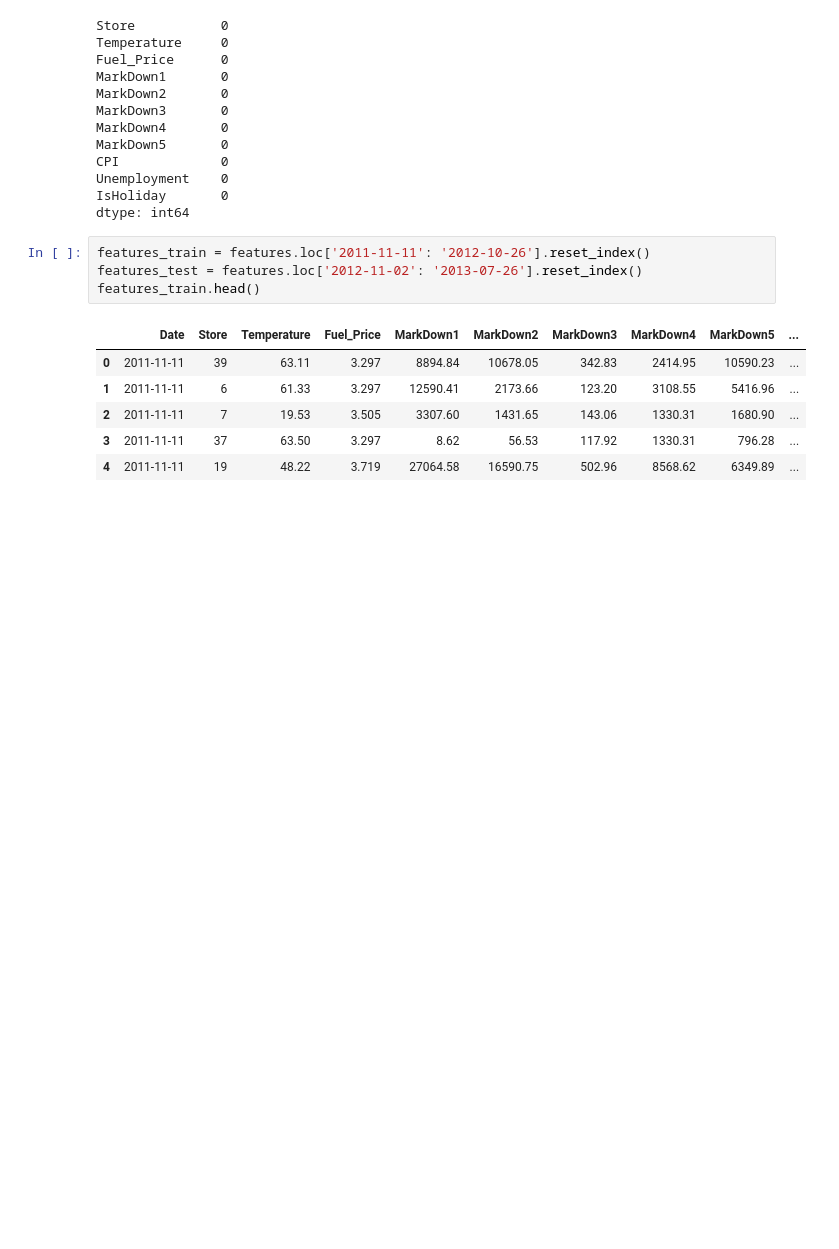
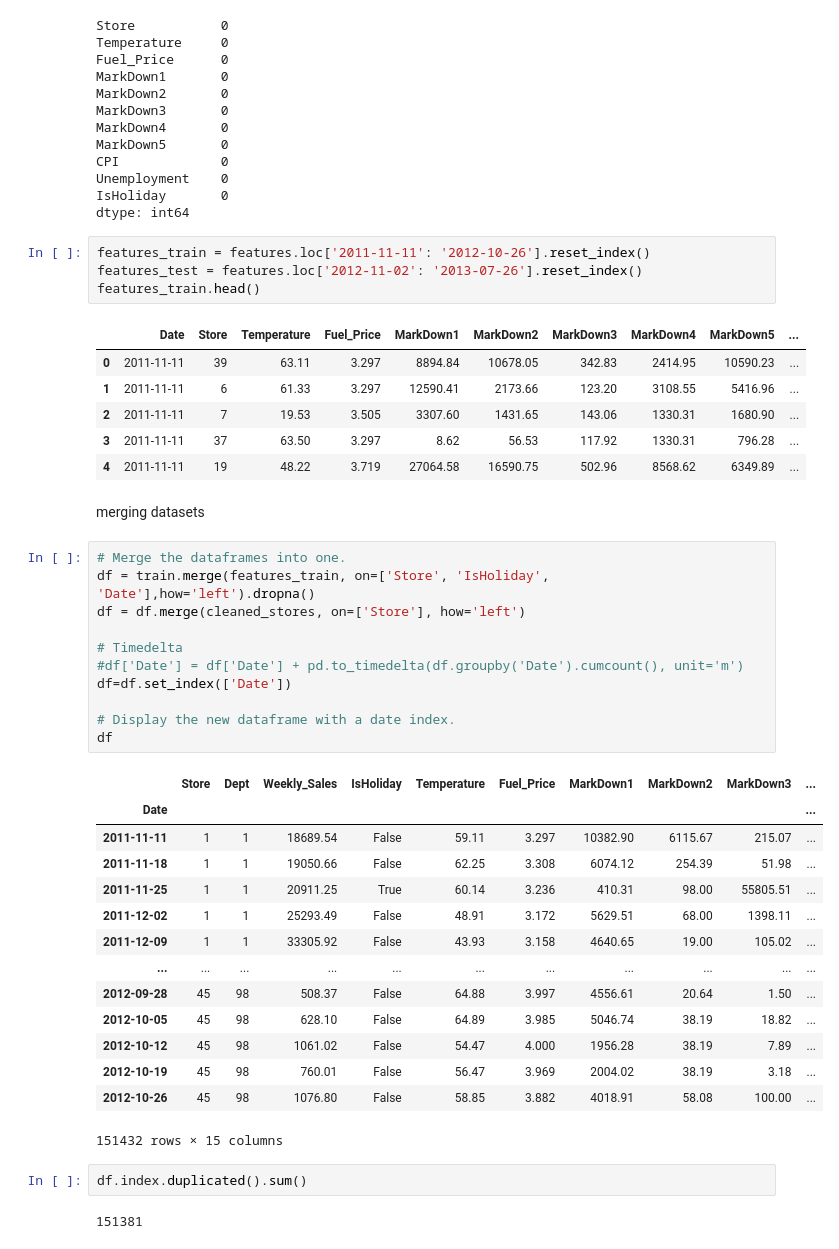
Before and after one commit to keithmmc/walmart-forecasting, a Jupyter notebook: walmart.ipynb, the cells around one changed output. Cells and saved outputs as stored; diff of their text form; blank space fills up the shorter version.

```diff
--- a/walmart.ipynb
+++ b/walmart.ipynb
@@ -371,3 +371,35 @@ features_train.head()
 | 2 | 2011-11-11 | 7 | 19.53 | 3.505 | 3307.60 | 1431.65 | 143.06 | 1330.31 | 1680.90 | ... |
 | 3 | 2011-11-11 | 37 | 63.50 | 3.297 | 8.62 | 56.53 | 117.92 | 1330.31 | 796.28 | ... |
 | 4 | 2011-11-11 | 19 | 48.22 | 3.719 | 27064.58 | 16590.75 | 502.96 | 8568.62 | 6349.89 | ... |
+# %% [markdown]
+merging datasets
+# %%
+# Merge the dataframes into one.
+df = train.merge(features_train, on=['Store', 'IsHoliday', 'Date'],how='left').dropna()
+df = df.merge(cleaned_stores, on=['Store'], how='left')
+
+# Timedelta
+#df['Date'] = df['Date'] + pd.to_timedelta(df.groupby('Date').cumcount(), unit='m')
+df=df.set_index(['Date'])
+
+# Display the new dataframe with a date index.
+df
+# %% [output]
+|  | Store | Dept | Weekly_Sales | IsHoliday | Temperature | Fuel_Price | MarkDown1 | MarkDown2 | MarkDown3 | ... |
+| Date |  |  |  |  |  |  |  |  |  | ... |
+| 2011-11-11 | 1 | 1 | 18689.54 | False | 59.11 | 3.297 | 10382.90 | 6115.67 | 215.07 | ... |
+| 2011-11-18 | 1 | 1 | 19050.66 | False | 62.25 | 3.308 | 6074.12 | 254.39 | 51.98 | ... |
+| 2011-11-25 | 1 | 1 | 20911.25 | True | 60.14 | 3.236 | 410.31 | 98.00 | 55805.51 | ... |
+| 2011-12-02 | 1 | 1 | 25293.49 | False | 48.91 | 3.172 | 5629.51 | 68.00 | 1398.11 | ... |
+| 2011-12-09 | 1 | 1 | 33305.92 | False | 43.93 | 3.158 | 4640.65 | 19.00 | 105.02 | ... |
+| ... | ... | ... | ... | ... | ... | ... | ... | ... | ... | ... |
+| 2012-09-28 | 45 | 98 | 508.37 | False | 64.88 | 3.997 | 4556.61 | 20.64 | 1.50 | ... |
+| 2012-10-05 | 45 | 98 | 628.10 | False | 64.89 | 3.985 | 5046.74 | 38.19 | 18.82 | ... |
+| 2012-10-12 | 45 | 98 | 1061.02 | False | 54.47 | 4.000 | 1956.28 | 38.19 | 7.89 | ... |
+| 2012-10-19 | 45 | 98 | 760.01 | False | 56.47 | 3.969 | 2004.02 | 38.19 | 3.18 | ... |
+| 2012-10-26 | 45 | 98 | 1076.80 | False | 58.85 | 3.882 | 4018.91 | 58.08 | 100.00 | ... |
+151432 rows × 15 columns
+# %%
+df.index.duplicated().sum()
+# %% [output]
+151381
```
Also changed, not shown: parts of 5 cells of this notebook.
